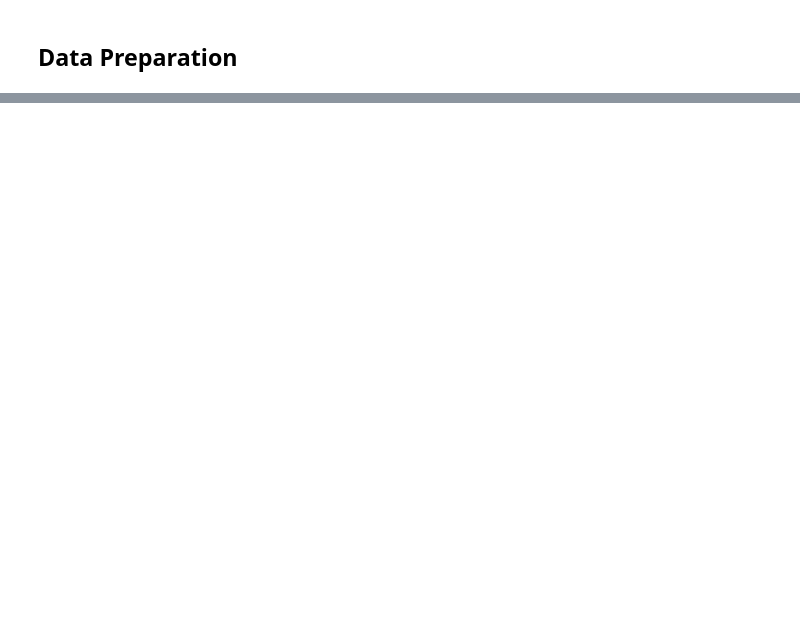
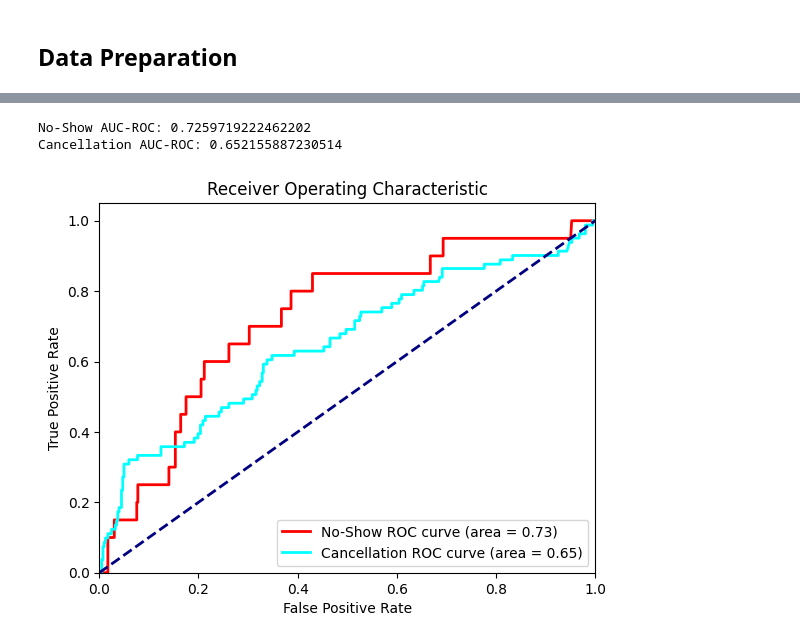
Before and after one commit to heckardkyle/Customer_Insights, a Jupyter notebook: CustomerInsights.ipynb, the cells around one changed output, grey strips where cells are left out. Cells and saved outputs as stored; diff of their text form; code cells hidden in the pictures; blank space fills up the shorter version.

```diff
--- a/CustomerInsights.ipynb
+++ b/CustomerInsights.ipynb
@@ -326,0 +809,12 @@ del appointmentData['Status']
+# %%
+# %% Set dependent variables for training
+
+# No_Shows
+x_n = joinedData_n.drop('No_Show', axis=1)
+y_n = joinedData_n['No_Show']
+
+# Cancellations
+x_c = joinedData_c.drop('Cancelled', axis=1)
+y_c = joinedData_c['Cancelled']
+
+print('Dependent variables assigned')
@@ -326,0 +855,8 @@ del appointmentData['Status']
+# %%
+# %% Apply SMOTETomek to data to balance data
+
+smt = SMOTETomek(random_state=rs)
+x_train_n, y_train_n = smt.fit_resample(x_train_n, y_train_n)
+x_train_c, y_train_c = smt.fit_resample(x_train_c, y_train_c)
+
+print('Data resampled')
@@ -326,0 +910,40 @@ del appointmentData['Status']
+# %%
+# %% Get models AUC-ROC scored
+
+y_test_proba_n = cccv_n.predict_proba(x_test_n)[:, 1]
+auc_roc_n = roc_auc_score(y_test_n, y_test_proba_n)
+print('No-Show ' + f'AUC-ROC: {auc_roc_n}')
+
+y_test_proba_c = cccv_c.predict_proba(x_test_c)[:, 1]
+auc_roc_c = roc_auc_score(y_test_c, y_test_proba_c)
+print('Cancellation ' + f'AUC-ROC: {auc_roc_c}')
+
+# %% ROC_Curve
+
+plt.figure()
+
+# Plot No-Show Roc_curve
+fpr, tpr, _ = roc_curve(y_test_n, y_test_proba_n)
+roc_auc = auc(fpr, tpr)
+plt.plot(fpr, tpr, color='red', lw=2, label=f'No-Show ROC curve (area = {roc_auc:.2f})')
+
+# Plot Cancellation Roc_curce
+fpr, tpr, _ = roc_curve(y_test_c, y_test_proba_c)
+roc_auc = auc(fpr, tpr)
+plt.plot(fpr, tpr, color='aqua', lw=2, label=f'Cancellation ROC curve (area = {roc_auc:.2f})')
+
+# Plot line of no-discrimination
+plt.plot([0, 1], [0, 1], color='navy', lw=2, linestyle='--')
+
+# build plot
+plt.xlim([0.0, 1.0])
+plt.ylim([0.0, 1.05])
+plt.xlabel('False Positive Rate')
+plt.ylabel('True Positive Rate')
+plt.title('Receiver Operating Characteristic')
+plt.legend(loc='lower right')
+plt.show()
+# %% [output]
+No-Show AUC-ROC: 0.7259719222462202
+Cancellation AUC-ROC: 0.652155887230514
+[figure, added]
```
Also changed, not shown: parts of 94 cells of this notebook, 1 other file.
